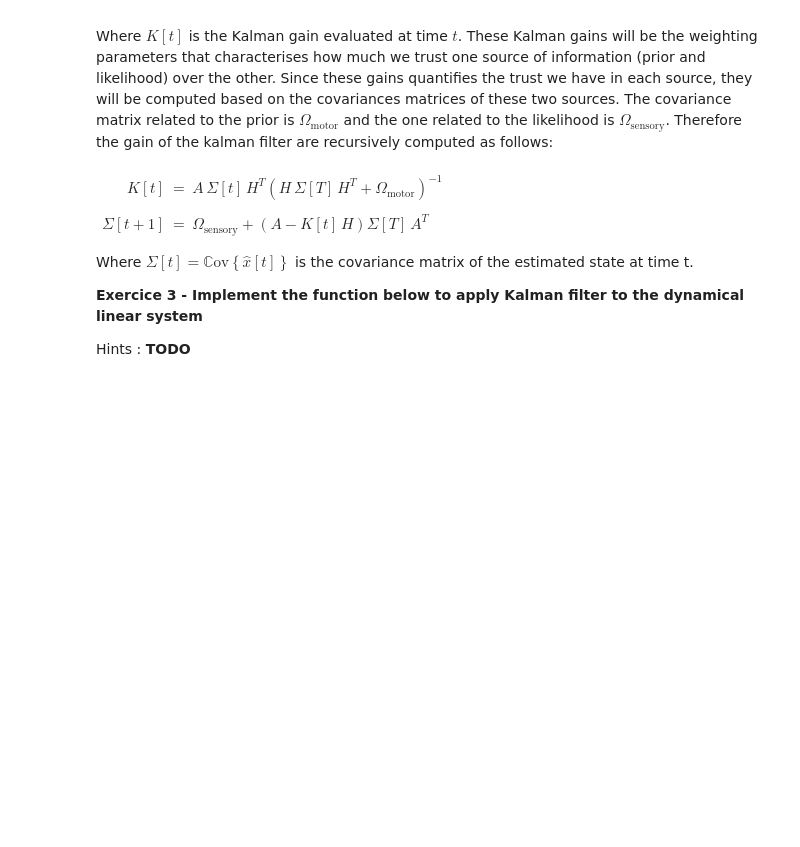
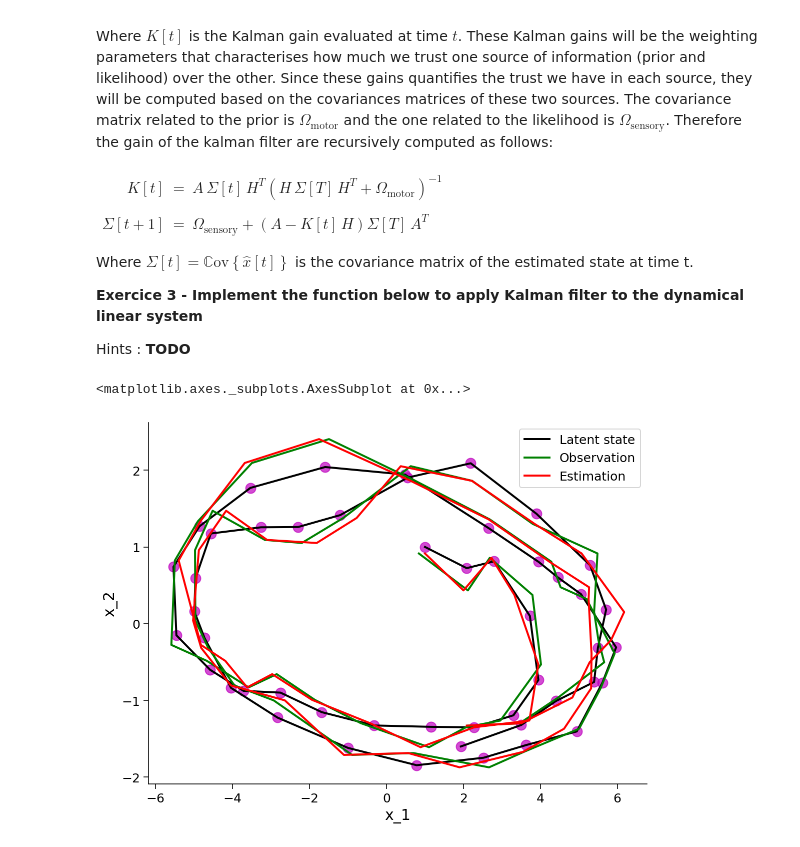
Before and after one commit to Lara-Mazy/Modelling_project1, a Jupyter notebook: LGBIO2060_TP3.ipynb, the cells around one changed output. Cells and saved outputs as stored; diff of their text form; code cells hidden in the pictures; blank space fills up the shorter version.

```diff
--- a/LGBIO2060_TP3.ipynb
+++ b/LGBIO2060_TP3.ipynb
@@ -279,0 +277,54 @@ plot_my_kalman_filter(state_evolution,obs_evolution,estimated_evolution)
+# %%
+def my_kalman_filter(nsteps,x0,A,H,omega_motor,omega_sensory,seed=2060):
+  """
+  my_kalman_filter computes and applies the Kalman filter to the system seen above
+  Inputs : nsteps is the number of time steps to model
+           x0 is the initial state (where we are starting from)
+           A is the state-transition matrix
+           H is the observation matrix
+  Outputs : latent_state is a numpy array that contains the time-evolution of
+             the state vector : (state size * nsteps)
+            observed_state is a numpy array that contains the time-evolution of
+             the observation of the state vector : (state size * nsteps)
+            estimated_state is a numpy array that contains the time-evolution of
+              the estimation of the state vector : (state size * nsteps)
+            K kalman gains: (state size * state size * nsteps)
+  """
+  np.random.seed(seed)
+
+  K = np.zeros((len(x0),len(x0),nsteps))
+  Sigma = np.zeros((len(x0),len(x0),nsteps))
+  latent_state = np.zeros((len(x0),nsteps))
+  observed_state = np.zeros((len(x0),nsteps))
+  estimated_state = np.zeros((len(x0),nsteps))
+  estimated_state[:,0]= x0
+  observed_state[:,0] = x0
+  latent_state[:,0] = x0
+
+  motor_noise = np.random.multivariate_normal(np.zeros(len(x0)) ,omega_motor,nsteps).T
+  sensory_noise = np.random.multivariate_normal(np.zeros(len(x0)) ,omega_sensory,nsteps).T
+
+  for ii in range(nsteps-1):
+    K[:,:,ii] = A @ Sigma[:,:,ii] @ H.T @ np.linalg.inv(H @ Sigma[:,:,ii] @ H.T + omega_motor)
+    Sigma[:,:,ii+1] = omega_sensory + (A - K[:,:,ii] @ H) @ Sigma[:,:,ii] @ A.T
+    latent_state[:,ii+1] = A @ latent_state[:,ii] + motor_noise[:,ii] #Needed to compute observed state
+    observed_state[:,ii] = H @ latent_state[:,ii] + sensory_noise[:,ii]
+
+    estimated_state[:,ii+1]= A @ estimated_state[:,ii] + K[:,:,ii] @ (observed_state[:,ii]-H @ estimated_state[:,ii])
+
+  return latent_state,observed_state, estimated_state, K
+
+
+# Run the lines below to test your code
+
+# Parameters definition
+x0 = np.array([1,1]).T
+omega_motor = 0.05 * np.eye(len(x0))
+omega_sensory = 0.02 * np.eye(len(x0))
+latent_state,observed_state, estimated_state, K = my_kalman_filter(nsteps,x0,A,H,omega_motor,omega_sensory)
+# plot --> see function preamble
+# call the function
+plot_my_kalman_filter(latent_state,observed_state, estimated_state)
+# %% [output]
+<matplotlib.axes._subplots.AxesSubplot at 0x...>
+[figure, added]
```
Also changed, not shown: parts of 8 cells of this notebook, 6 other files.
